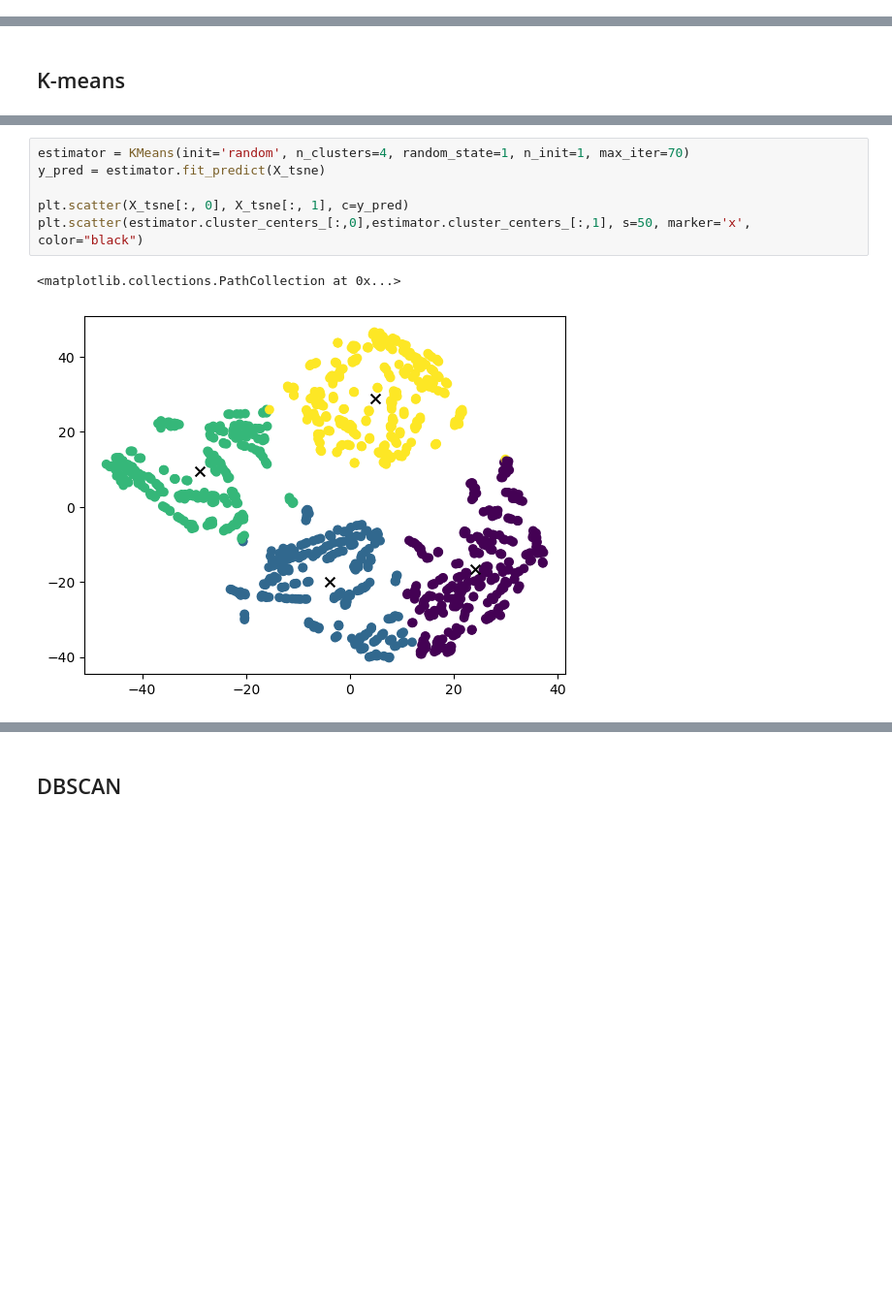
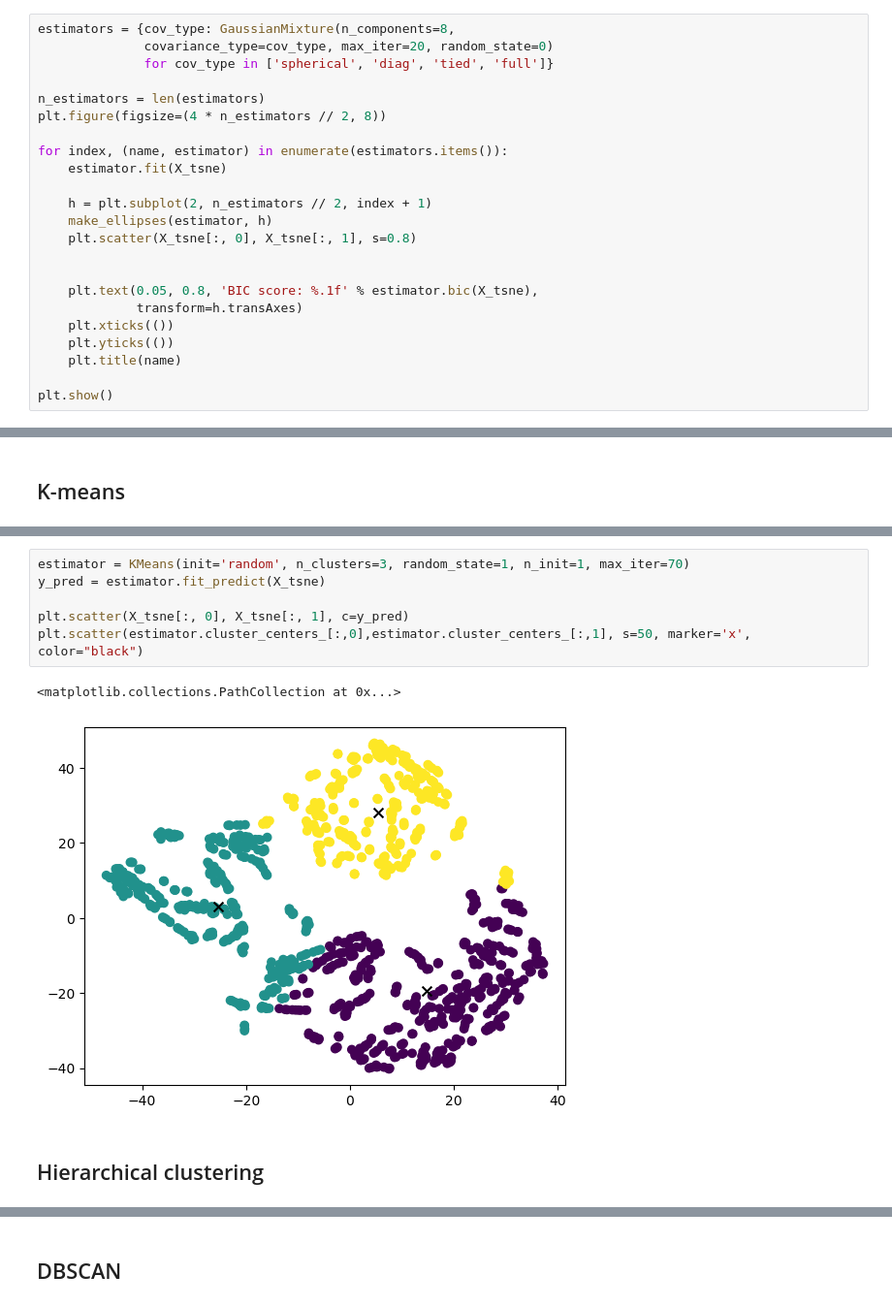
Before and after one commit to amatanasovska/ML_lab, a Jupyter notebook: lab3_206004/solution.ipynb, the cells around one changed output, grey strips where cells are left out. Shown: that part at 97% size. Cells and saved outputs as stored; diff of their text form; blank space fills up the shorter version.

```diff
--- a/lab3_206004/solution.ipynb
+++ b/lab3_206004/solution.ipynb
@@ -93,0 +148,23 @@ X_tsne = tsne.fit_transform(df_imputed_mean)
+# %%
+estimators = {cov_type: GaussianMixture(n_components=8,
+              covariance_type=cov_type, max_iter=20, random_state=0)
+              for cov_type in ['spherical', 'diag', 'tied', 'full']}
+
+n_estimators = len(estimators)
+plt.figure(figsize=(4 * n_estimators // 2, 8))
+
+for index, (name, estimator) in enumerate(estimators.items()):
+    estimator.fit(X_tsne)
+
+    h = plt.subplot(2, n_estimators // 2, index + 1)
+    make_ellipses(estimator, h)
+    plt.scatter(X_tsne[:, 0], X_tsne[:, 1], s=0.8)
+
+
+    plt.text(0.05, 0.8, 'BIC score: %.1f' % estimator.bic(X_tsne),
+             transform=h.transAxes)
+    plt.xticks(())
+    plt.yticks(())
+    plt.title(name)
+
+plt.show()
@@ -96,9 +216,11 @@ X_tsne = tsne.fit_transform(df_imputed_mean)
 # %%
-estimator = KMeans(init='random', n_clusters=4, random_state=1, n_init=1, max_iter=70)
+estimator = KMeans(init='random', n_clusters=3, random_state=1, n_init=1, max_iter=70)
 y_pred = estimator.fit_predict(X_tsne)
 
 plt.scatter(X_tsne[:, 0], X_tsne[:, 1], c=y_pred)
 plt.scatter(estimator.cluster_centers_[:,0],estimator.cluster_centers_[:,1], s=50, marker='x', color="black")
 # %% [output]
 <matplotlib.collections.PathCollection at 0x...>
-[figure, old version]
+[figure, new version]
+# %% [markdown]
+## Hierarchical clustering
```
Also changed, not shown: parts of 26 cells of this notebook.
